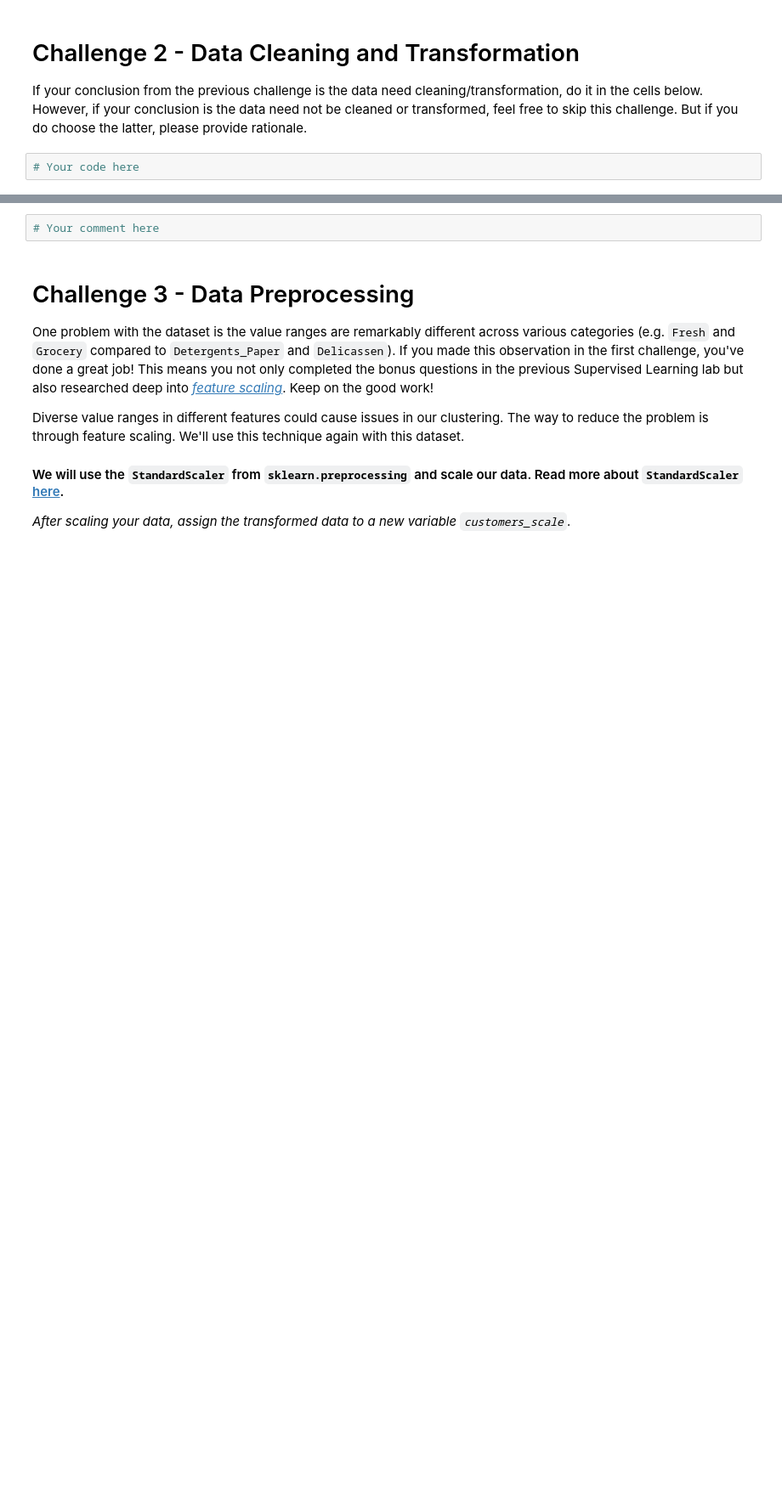
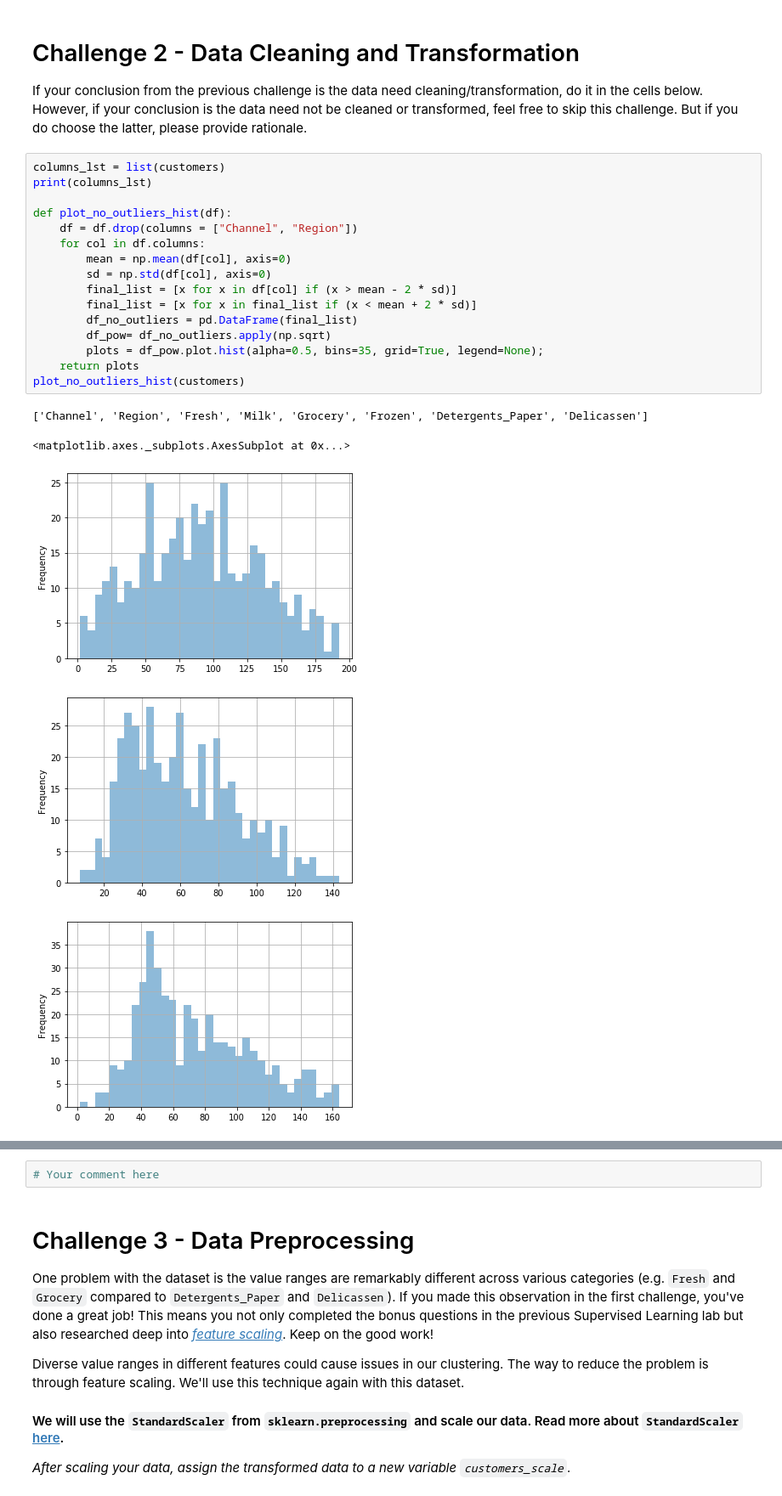
Before and after one commit to ironhack-datalabs/datamad0819, a Jupyter notebook: module-3/lab-unsupervised-learning/your-code/main.ipynb, the cells around one changed output, grey strips where cells are left out. Shown at 85% size. Cells and saved outputs as stored; diff of their text form; blank space fills up the shorter version.

```diff
--- a/module-3/lab-unsupervised-learning/your-code/main.ipynb
+++ b/module-3/lab-unsupervised-learning/your-code/main.ipynb
@@ -246,5 +306,25 @@ corr_heat_map;
 # Challenge 2 - Data Cleaning and Transformation
 
 If your conclusion from the previous challenge is the data need cleaning/transformation, do it in the cells below. However, if your conclusion is the data need not be cleaned or transformed, feel free to skip this challenge. But if you do choose the latter, please provide rationale.
-# %%
-# Your code here
+# %%
+columns_lst = list(customers)
+print(columns_lst)
+
+def plot_no_outliers_hist(df):
+    df = df.drop(columns = ["Channel", "Region"])
+    for col in df.columns:
+        mean = np.mean(df[col], axis=0)
+        sd = np.std(df[col], axis=0)
+        final_list = [x for x in df[col] if (x > mean - 2 * sd)]
+        final_list = [x for x in final_list if (x < mean + 2 * sd)]
+        df_no_outliers = pd.DataFrame(final_list)
+        df_pow= df_no_outliers.apply(np.sqrt)
+        plots = df_pow.plot.hist(alpha=0.5, bins=35, grid=True, legend=None);
+    return plots
+plot_no_outliers_hist(customers)
+# %% [output]
+['Channel', 'Region', 'Fresh', 'Milk', 'Grocery', 'Frozen', 'Detergents_Paper', 'Delicassen']
+<matplotlib.axes._subplots.AxesSubplot at 0x...>
+[figure, added]
+[figure, added]
+[figure, added]
```
Also changed, not shown: parts of 10 cells of this notebook.
